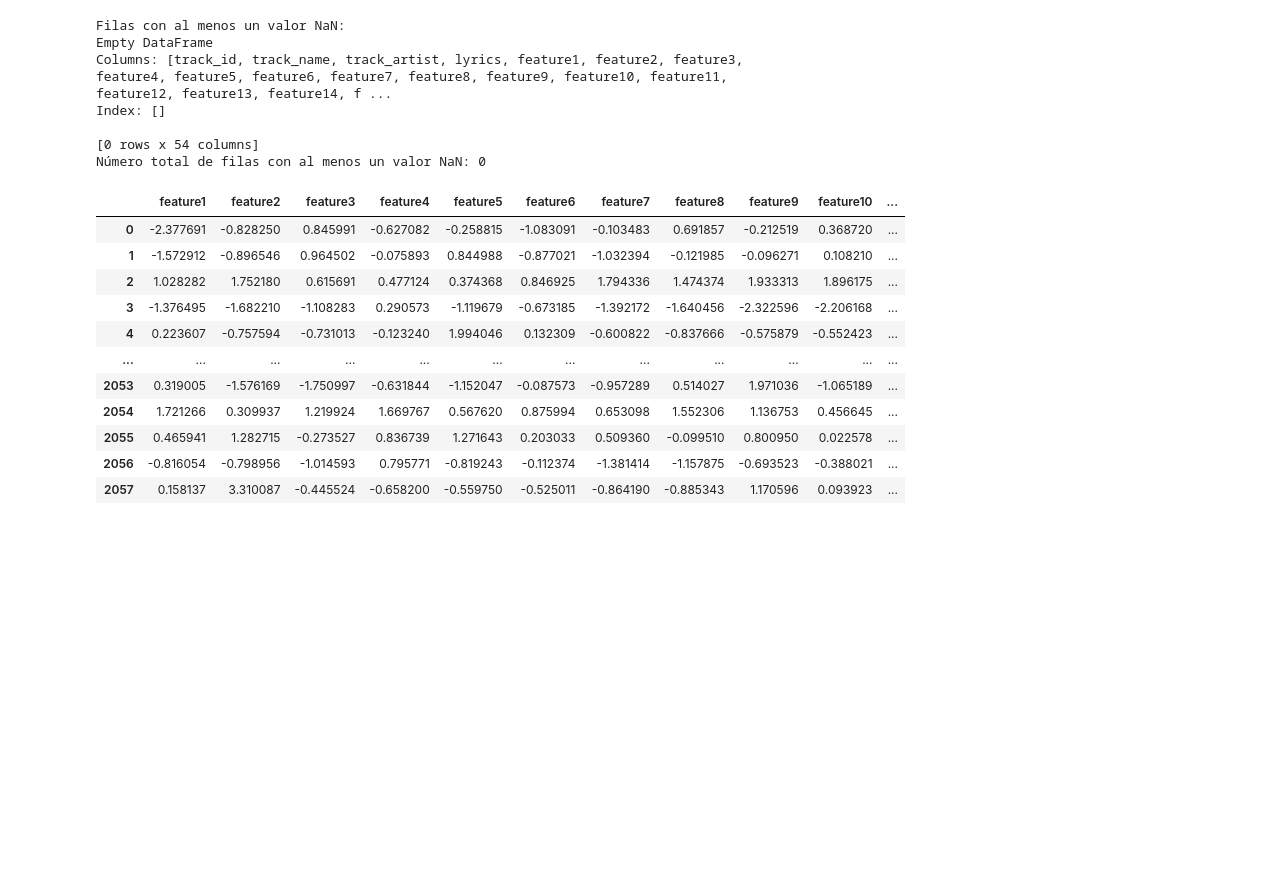
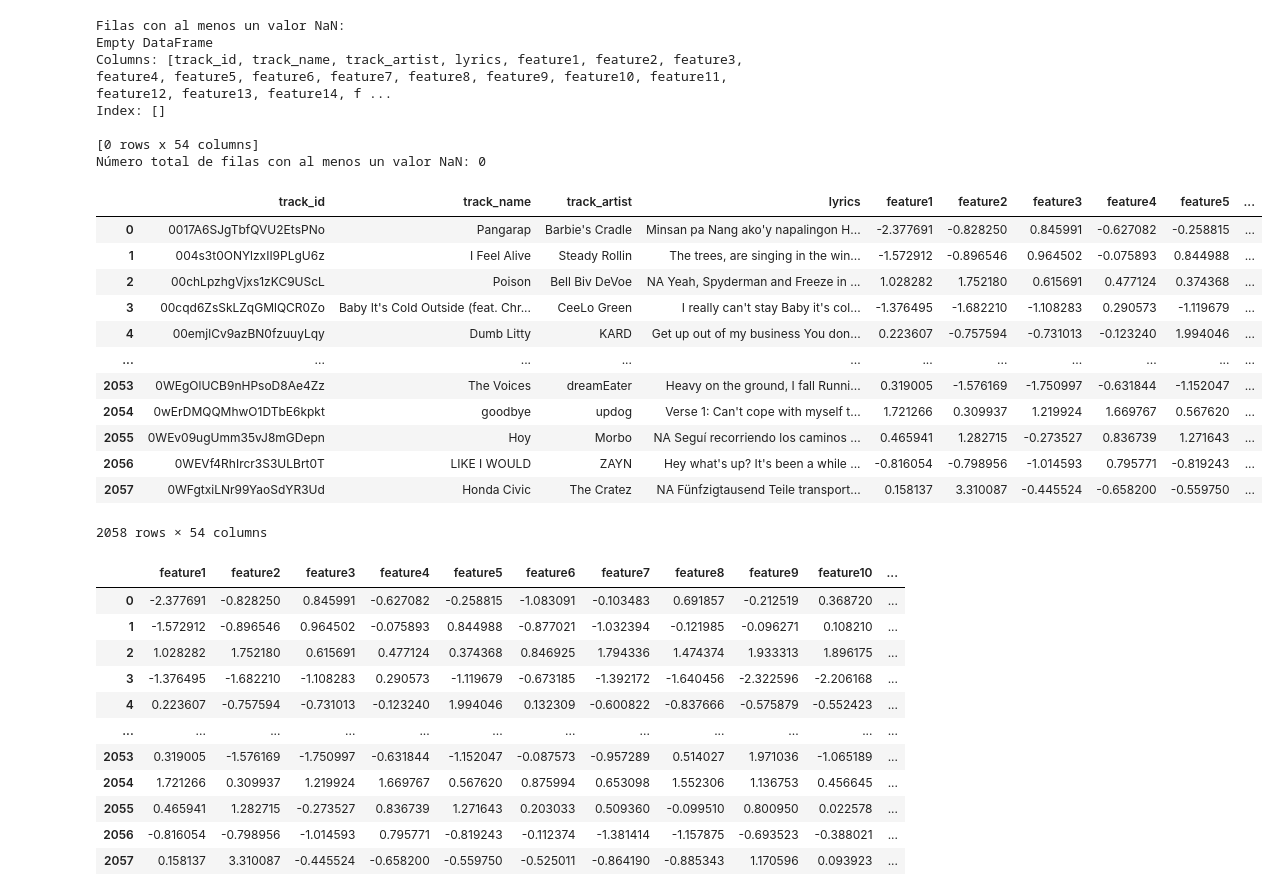
Before and after one commit to MatiasMaravi/BD2-Project2, a Jupyter notebook: knn/knn.ipynb, the cells around one changed output. Saved outputs shown, nothing was run; the diff lists cells and outputs as text; code cells hidden in the pictures; blank space fills up the shorter version.

```diff
--- a/knn/knn.ipynb
+++ b/knn/knn.ipynb
@@ -258,6 +258,22 @@ Index: []
 
 [0 rows x 54 columns]
 Número total de filas con al menos un valor NaN: 0
+# %%
+normalized_combined_data
+# %% [output]
+|  | track_id | track_name | track_artist | lyrics | feature1 | feature2 | feature3 | feature4 | feature5 | ... |
+| 0 | 0017A6SJgTbfQVU2EtsPNo | Pangarap | Barbie's Cradle | Minsan pa Nang ako'y napalingon H... | -2.377691 | -0.828250 | 0.845991 | -0.627082 | -0.258815 | ... |
+| 1 | 004s3t0ONYlzxII9PLgU6z | I Feel Alive | Steady Rollin | The trees, are singing in the win... | -1.572912 | -0.896546 | 0.964502 | -0.075893 | 0.844988 | ... |
+| 2 | 00chLpzhgVjxs1zKC9UScL | Poison | Bell Biv DeVoe | NA Yeah, Spyderman and Freeze in ... | 1.028282 | 1.752180 | 0.615691 | 0.477124 | 0.374368 | ... |
+| 3 | 00cqd6ZsSkLZqGMlQCR0Zo | Baby It's Cold Outside (feat. Chr... | CeeLo Green | I really can't stay Baby it's col... | -1.376495 | -1.682210 | -1.108283 | 0.290573 | -1.119679 | ... |
+| 4 | 00emjlCv9azBN0fzuuyLqy | Dumb Litty | KARD | Get up out of my business You don... | 0.223607 | -0.757594 | -0.731013 | -0.123240 | 1.994046 | ... |
+| ... | ... | ... | ... | ... | ... | ... | ... | ... | ... | ... |
+| 2053 | 0WEgOlUCB9nHPsoD8Ae4Zz | The Voices | dreamEater | Heavy on the ground, I fall Runni... | 0.319005 | -1.576169 | -1.750997 | -0.631844 | -1.152047 | ... |
+| 2054 | 0wErDMQQMhwO1DTbE6kpkt | goodbye | updog | Verse 1: Can't cope with myself t... | 1.721266 | 0.309937 | 1.219924 | 1.669767 | 0.567620 | ... |
+| 2055 | 0WEv09ugUmm35vJ8mGDepn | Hoy | Morbo | NA Seguí recorriendo los caminos ... | 0.465941 | 1.282715 | -0.273527 | 0.836739 | 1.271643 | ... |
+| 2056 | 0WEVf4RhIrcr3S3ULBrt0T | LIKE I WOULD | ZAYN | Hey what's up? It's been a while ... | -0.816054 | -0.798956 | -1.014593 | 0.795771 | -0.819243 | ... |
+| 2057 | 0WFgtxiLNr99YaoSdYR3Ud | Honda Civic | The Cratez | NA Fünfzigtausend Teile transport... | 0.158137 | 3.310087 | -0.445524 | -0.658200 | -0.559750 | ... |
+2058 rows × 54 columns
 # %%
 # Seleccionar las características numéricas normalizadas
 numeric_features = normalized_combined_data.drop(['track_id', 'track_name', 'track_artist', 'lyrics'], axis=1)
```
Also changed, not shown: parts of 8 cells of this notebook, 1 other file.
